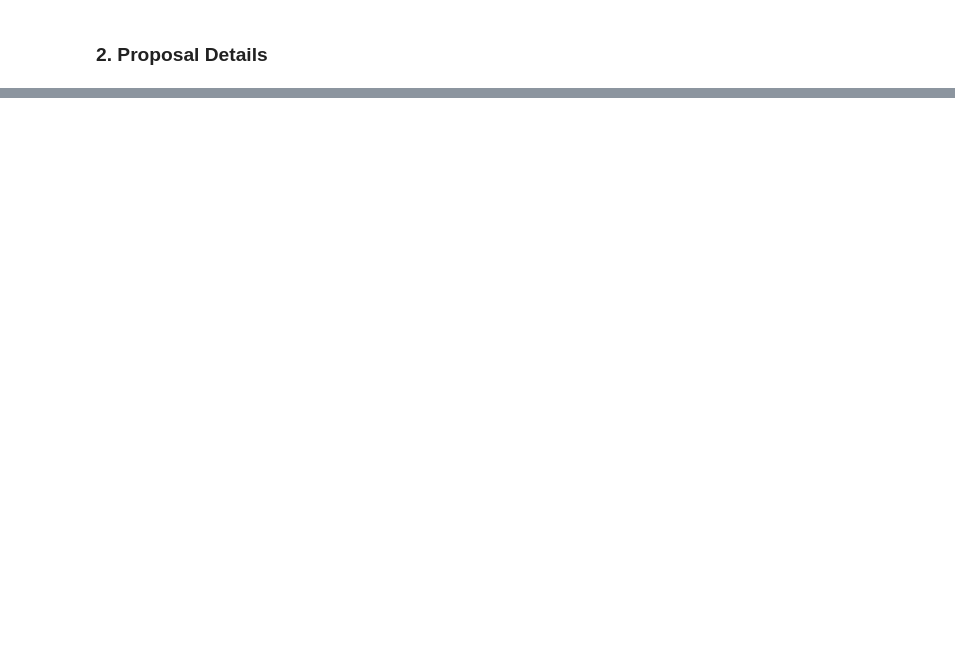
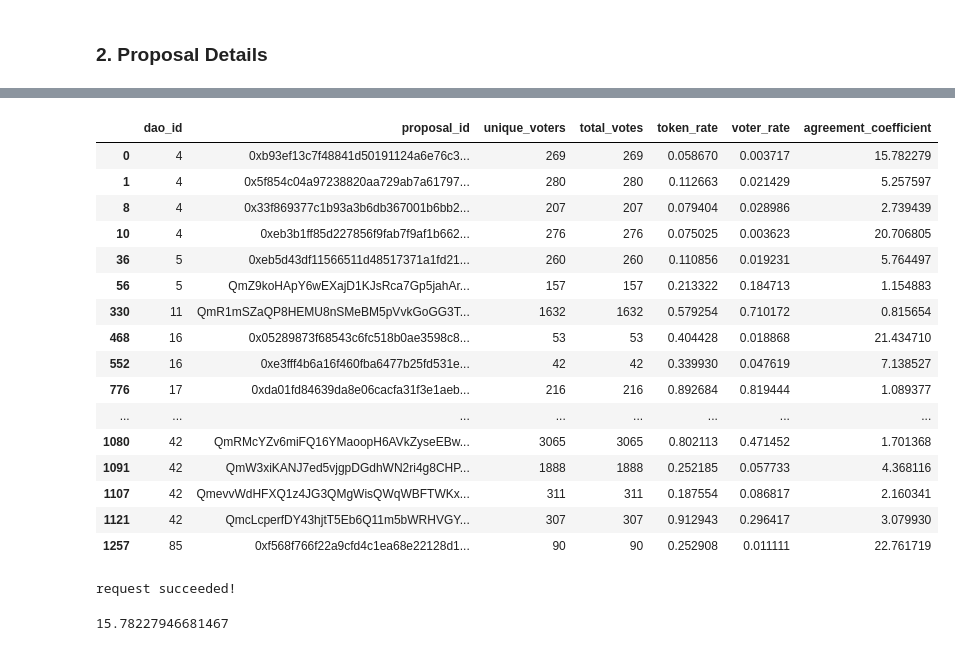
Before and after one commit to sicongzhao/DAO-Hacks, a Jupyter notebook: data-pipeline/2-EDA-governance.ipynb, the cells around one changed output, grey strips where cells are left out. Cells and saved outputs as stored; diff of their text form; code cells hidden in the pictures; blank space fills up the shorter version.

Commit message:
fixed issues in data pipeline, working on frontend

```diff
--- a/data-pipeline/2-EDA-governance.ipynb
+++ b/data-pipeline/2-EDA-governance.ipynb
@@ -88,0 +152,14 @@ df_member_data.to_csv('../data/proposal_summary.csv', index=False)
+# %%
+df_proposal_details = pd.read_csv('../data/proposal_details.csv')
+
+df = df_proposal_details[~df_proposal_details['token_rate'].isna()]
+wm = lambda x: np.average(x, weights=df.loc[x.index, "total_votes"])
+
+
+df_proposal_details_stats_by_dao = df.groupby(["dao_id"]).agg(adjusted_lots=("total_votes", "sum"),
+                          token_rate_mean=("token_rate", wm),
+                          voter_rate_mean=("voter_rate", wm),
+                          agreement_coefficient_mean=("agreement_coefficient", wm)).reset_index()
+
+daoinfo_with_members_proposals_detail = pd.merge(daoinfo_with_members_proposals, df_proposal_details_stats_by_dao, on='dao_id', how='left')
+daoinfo_with_members_proposals_detail.to_csv('../data/daoinfo_complete.csv', index=False)
@@ -88,0 +186,20 @@ df_member_data.to_csv('../data/proposal_summary.csv', index=False)
+# %%
+df_proposal_details[~df_proposal_details['token_rate'].isna()]
+# %% [output]
+|  | dao_id | proposal_id | unique_voters | total_votes | token_rate | voter_rate | agreement_coefficient |
+| 0 | 4 | 0xb93ef13c7f48841d50191124a6e76c3... | 269 | 269 | 0.058670 | 0.003717 | 15.782279 |
+| 1 | 4 | 0x5f854c04a97238820aa729ab7a61797... | 280 | 280 | 0.112663 | 0.021429 | 5.257597 |
+| 8 | 4 | 0x33f869377c1b93a3b6db367001b6bb2... | 207 | 207 | 0.079404 | 0.028986 | 2.739439 |
+| 10 | 4 | 0xeb3b1ff85d227856f9fab7f9af1b662... | 276 | 276 | 0.075025 | 0.003623 | 20.706805 |
+| 36 | 5 | 0xeb5d43df11566511d48517371a1fd21... | 260 | 260 | 0.110856 | 0.019231 | 5.764497 |
+| 56 | 5 | QmZ9koHApY6wEXajD1KJsRca7Gp5jahAr... | 157 | 157 | 0.213322 | 0.184713 | 1.154883 |
+| 330 | 11 | QmR1mSZaQP8HEMU8nSMeBM5pVvkGoGG3T... | 1632 | 1632 | 0.579254 | 0.710172 | 0.815654 |
+| 468 | 16 | 0x05289873f68543c6fc518b0ae3598c8... | 53 | 53 | 0.404428 | 0.018868 | 21.434710 |
+| 552 | 16 | 0xe3fff4b6a16f460fba6477b25fd531e... | 42 | 42 | 0.339930 | 0.047619 | 7.138527 |
+| 776 | 17 | 0xda01fd84639da8e06cacfa31f3e1aeb... | 216 | 216 | 0.892684 | 0.819444 | 1.089377 |
+| ... | ... | ... | ... | ... | ... | ... | ... |
+| 1080 | 42 | QmRMcYZv6miFQ16YMaoopH6AVkZyseEBw... | 3065 | 3065 | 0.802113 | 0.471452 | 1.701368 |
+| 1091 | 42 | QmW3xiKANJ7ed5vjgpDGdhWN2ri4g8CHP... | 1888 | 1888 | 0.252185 | 0.057733 | 4.368116 |
+| 1107 | 42 | QmevvWdHFXQ1z4JG3QMgWisQWqWBFTWKx... | 311 | 311 | 0.187554 | 0.086817 | 2.160341 |
+| 1121 | 42 | QmcLcperfDY43hjtT5Eb6Q11m5bWRHVGY... | 307 | 307 | 0.912943 | 0.296417 | 3.079930 |
+| 1257 | 85 | 0xf568f766f22a9cfd4c1ea68e22128d1... | 90 | 90 | 0.252908 | 0.011111 | 22.761719 |
@@ -88,0 +246,8 @@ df_member_data.to_csv('../data/proposal_summary.csv', index=False)
+# %%
+poll_detail_stats, agreement_coefficient = calc_poll_detail_stats(proposal_res)
+# %% [output]
+request succeeded!
+# %%
+agreement_coefficient
+# %% [output]
+15.78227946681467
```
Also changed, not shown: parts of 28 cells of this notebook, 10 other files.
